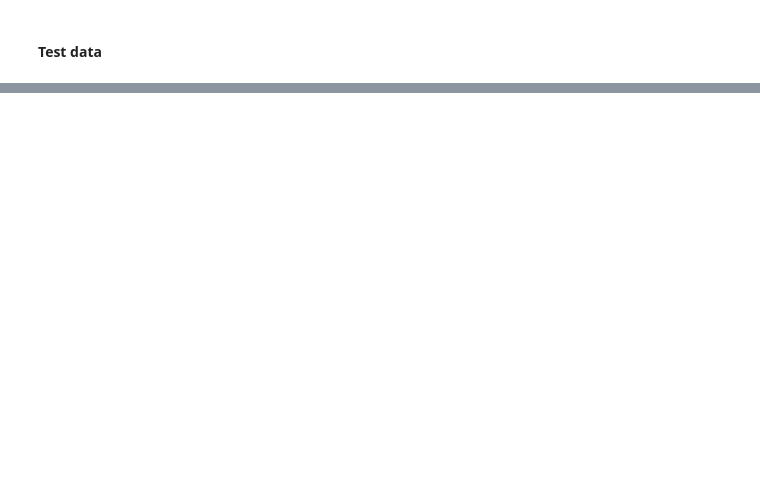
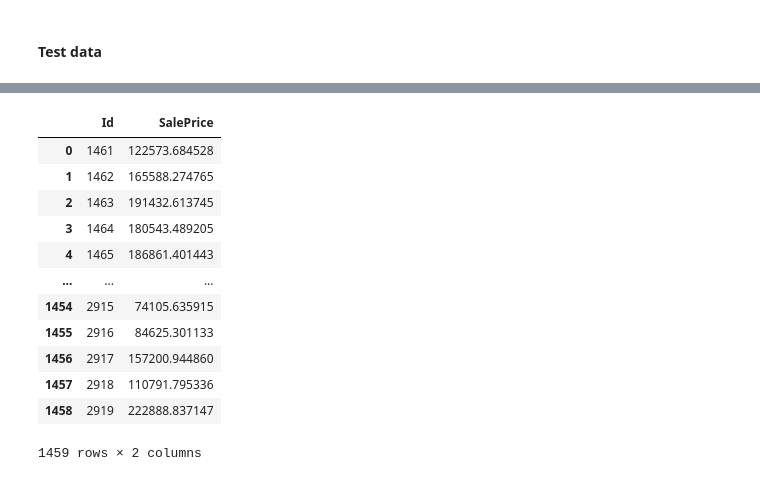
Before and after one commit to anidima/YData_Kaggle_Comp, a Jupyter notebook: Model_upd_ev.ipynb, the cells around one changed output, grey strips where cells are left out. Saved outputs shown, nothing was run; the diff lists cells and outputs as text; code cells hidden in the pictures; blank space fills up the shorter version.

Commit message:
stack model

```diff
--- a/Model_upd_ev.ipynb
+++ b/Model_upd_ev.ipynb
@@ -463,0 +637,34 @@ subm.set_index('Id').to_csv('submission_cbr2.csv')
+# %%
+# outliers
+rem_id = [30, 88, 462, 631, 1322] #1299] #, 1299]
+
+# prepare train / validation
+tdf = df.copy()
+
+#remove outliers
+tdf = tdf[~tdf['Id'].isin(rem_id)]
+
+tdf = fill_miss(tdf)
+# normalizing
+power = PowerTransformer(method='yeo-johnson', standardize=True)
+power.fit(tdf[num_cols_norm])
+
+tdf[num_cols_norm] = power.transform(tdf[num_cols_norm])
+tdf = feat_eng(tdf, num_cols_tdrop, num_cols_norm, num_cols_flag)
+tdf = transf_cat(tdf, cat_cols_oh, cat_cols_oe, cat_cols_tdrop)
+label = np.log1p(tdf['SalePrice'])
+tdf.drop(['Id', 'SalePrice'], axis=1, inplace=True)
+
+tdf = tdf[ifeatures]
+# %%
+test_data = pd.read_csv('test.csv')
+
+test_data = fill_miss(test_data)
+# normalizing
+test_data[num_cols_norm] = power.transform(test_data[num_cols_norm])
+test_data = feat_eng(test_data, num_cols_tdrop, num_cols_norm, num_cols_flag)
+test_data = transf_cat(test_data, cat_cols_oh, cat_cols_oe, cat_cols_tdrop)
+t_id = test_data['Id']
+test_data.drop('Id', axis=1, inplace=True)
+
+test_data = test_data[ifeatures]
@@ -463,0 +773,25 @@ subm.set_index('Id').to_csv('submission_cbr2.csv')
+# %%
+ensemble = meta_model_pred*(1.5/9) + models_test_pred['ElasticNet']*(1/9) + models_test_pred['BayesianRidge']*(1/9) + \
+    models_test_pred['SVR']*(1/9) + models_test_pred['RandomForestRegressor']*(1.5/9) +\
+        models_test_pred['CatBoostRegressor']*(1.5/9) + models_test_pred['LGBMRegressor']*(1.5/9)
+
+subm = pd.DataFrame()
+subm['Id'] = t_id.astype('int')
+subm['SalePrice'] = np.expm1(meta_model_pred)
+subm.set_index('Id').to_csv('submission_ens.csv')
+# %%
+subm
+# %% [output]
+|  | Id | SalePrice |
+| 0 | 1461 | 122573.684528 |
+| 1 | 1462 | 165588.274765 |
+| 2 | 1463 | 191432.613745 |
+| 3 | 1464 | 180543.489205 |
+| 4 | 1465 | 186861.401443 |
+| ... | ... | ... |
+| 1454 | 2915 | 74105.635915 |
+| 1455 | 2916 | 84625.301133 |
+| 1456 | 2917 | 157200.944860 |
+| 1457 | 2918 | 110791.795336 |
+| 1458 | 2919 | 222888.837147 |
+1459 rows × 2 columns
```
Also changed, not shown: parts of 13 cells of this notebook.
